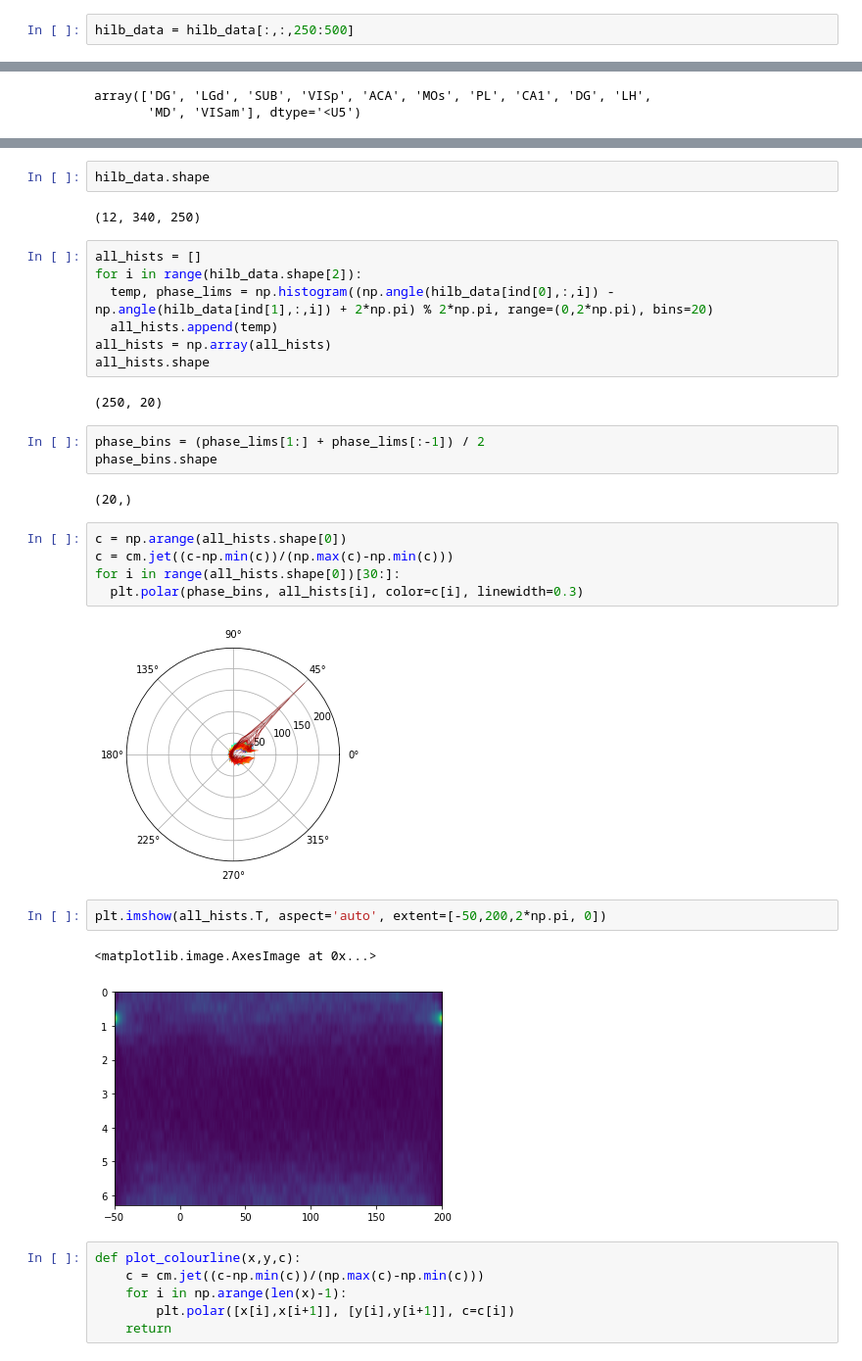
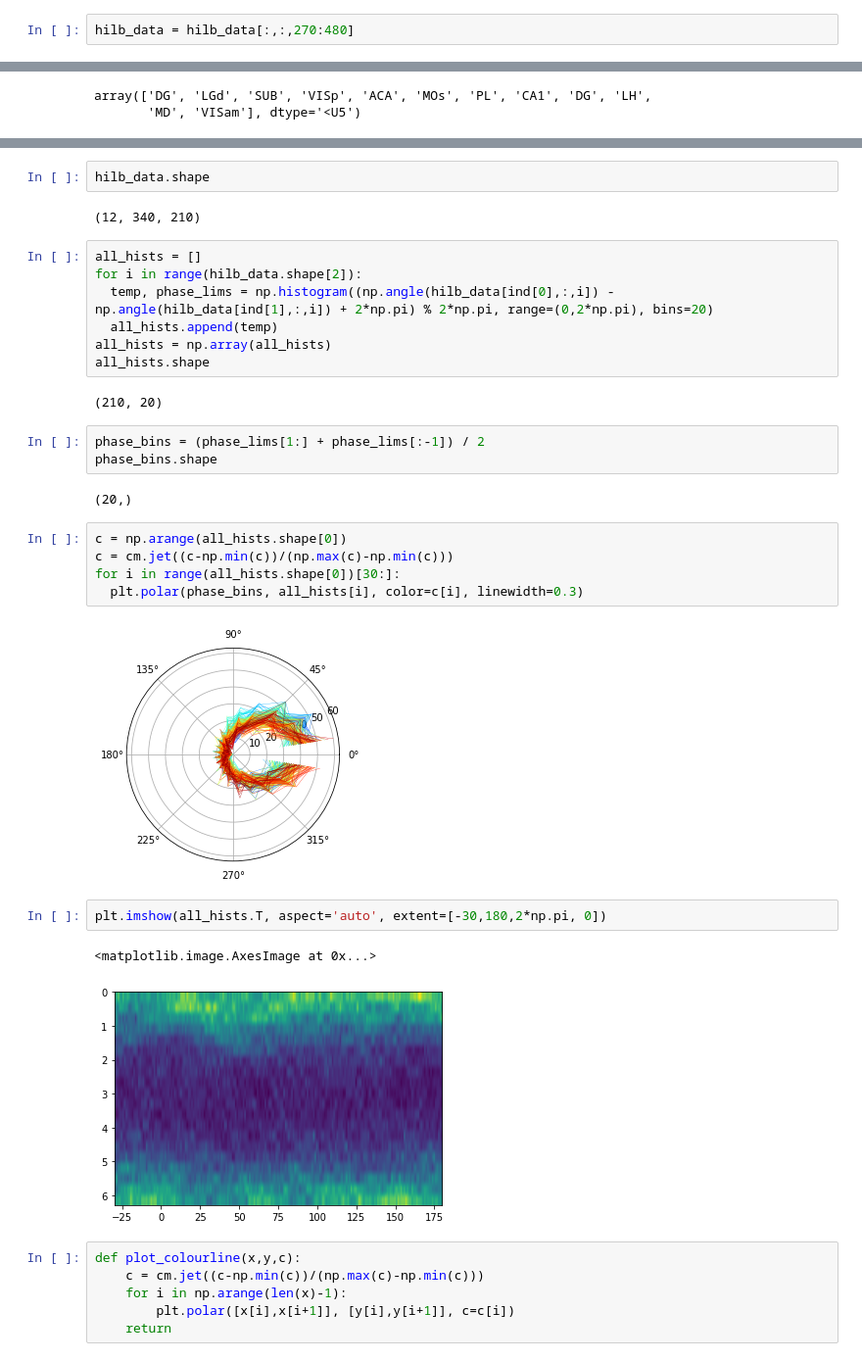
Before and after one commit to kayteeflick/nma_cn_flow_state, a Jupyter notebook: phase_relationships.ipynb, the cells around one changed output, grey strips where cells are left out. Shown at 98% size. Drawn from its saved outputs; the diff is of its cells as text.

```diff
--- a/phase_relationships.ipynb
+++ b/phase_relationships.ipynb
@@ -190,5 +190,5 @@ import scipy.signal as ss
 # %%
 hilb_data = ss.hilbert(filt_data)
 # %%
-hilb_data = hilb_data[:,:,250:500]
+hilb_data = hilb_data[:,:,270:480]
 # %%
@@ -222,7 +222,7 @@ _ = plt.hist(((np.angle(hilb_data[ind[0]]) - np.angle(hilb_data[ind[1]]) + 2*np.
 # %%
 hilb_data.shape
 # %% [output]
-(12, 340, 250)
+(12, 340, 210)
 # %%
 all_hists = []
 for i in range(hilb_data.shape[2]):
@@ -231,7 +231,7 @@ for i in range(hilb_data.shape[2]):
 all_hists = np.array(all_hists)
 all_hists.shape
 # %% [output]
-(250, 20)
+(210, 20)
 # %%
 phase_bins = (phase_lims[1:] + phase_lims[:-1]) / 2
 phase_bins.shape
@@ -243,12 +243,12 @@ c = cm.jet((c-np.min(c))/(np.max(c)-np.min(c)))
 for i in range(all_hists.shape[0])[30:]:
   plt.polar(phase_bins, all_hists[i], color=c[i], linewidth=0.3)
 # %% [output]
-[figure, old version]
+[figure, new version]
 # %%
-plt.imshow(all_hists.T, aspect='auto', extent=[-50,200,2*np.pi, 0])
+plt.imshow(all_hists.T, aspect='auto', extent=[-30,180,2*np.pi, 0])
 # %% [output]
 <matplotlib.image.AxesImage at 0x...>
-[figure, old version]
+[figure, new version]
 # %%
 def plot_colourline(x,y,c):
     c = cm.jet((c-np.min(c))/(np.max(c)-np.min(c)))
```
Also changed, not shown: parts of 13 cells of this notebook.
